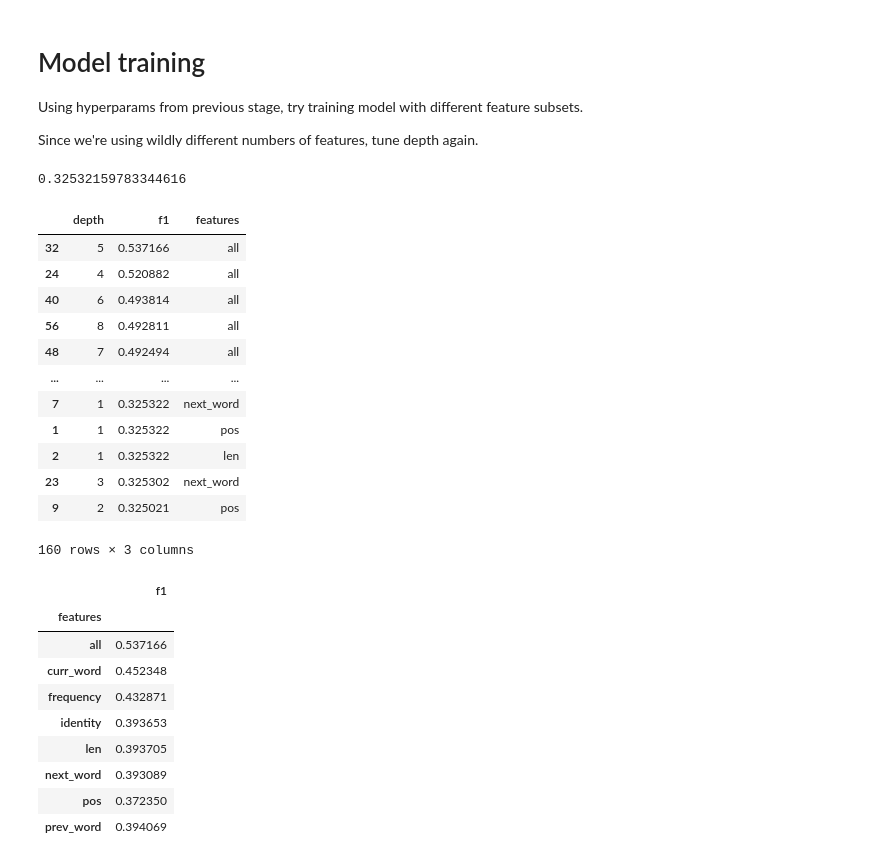
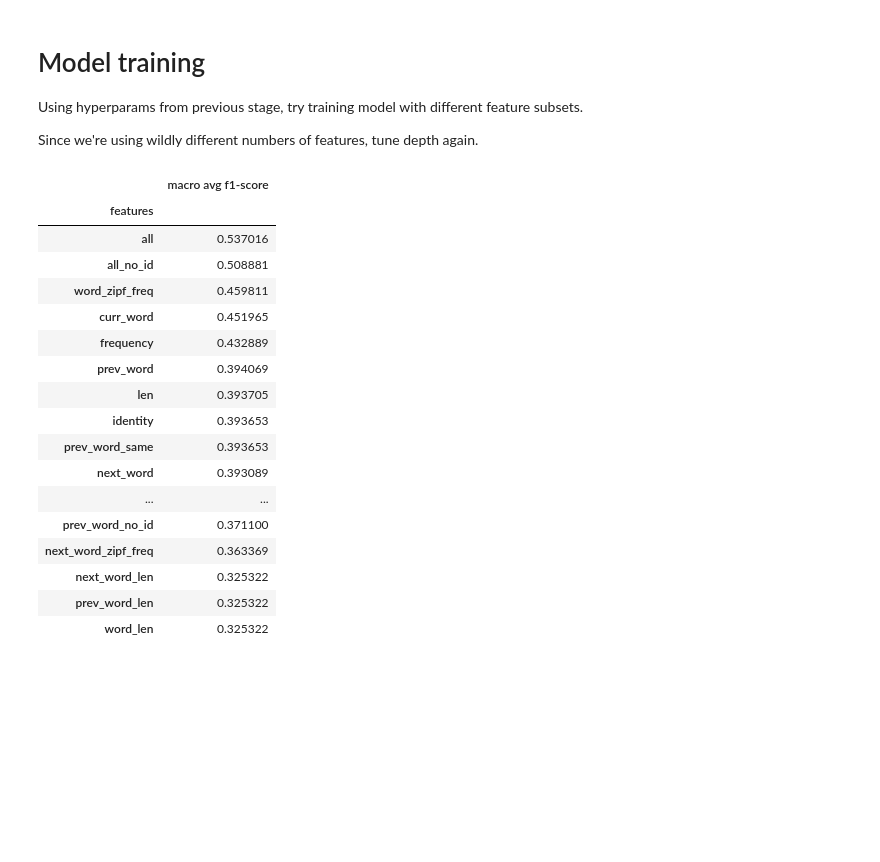
Before and after one commit to markjosims/u3u_project1, a Jupyter notebook: data_preprocess_mark.ipynb, the cells around one changed output. Cells and saved outputs as stored; diff of their text form; code cells hidden in the pictures; blank space fills up the shorter version.

```diff
--- a/data_preprocess_mark.ipynb
+++ b/data_preprocess_mark.ipynb
@@ -462,51 +469,61 @@ for depth in tqdm(range(1,21)):
         X_test = test_df[feats].to_numpy()
         tree_clf.fit(X, y)
         y_hat = tree_clf.predict(X_test)
-        f1_score = sklearn.metrics.f1_score(y_test, y_hat, average='macro')
-        # f1_score = sklearn.metrics.f1_score(y_test>0, y_hat)
-        train_scores.append({
+        classification_report = sklearn.metrics.classification_report(
+            y_test,
+            y_hat,
+            output_dict=True,
+            zero_division=0,
+        )
+        row = {
             "depth": depth,
-            # "hit_f1": f1_score[0],
-            # "sub_f1": f1_score[1],
-            # "ins_f1": f1_score[2],
-            "f1": f1_score,
+            "feat_important": tree_clf.feature_importances_,
+            "y_hat": y_hat,
             "features": feat_name,
-        })
+            "feat_labels": feats,
+        }
+        for cls, cls_val in classification_report.items():
+            if cls == '0.0':
+                cls='hit'
+            elif cls == '1.0':
+                cls='sub'
+            elif cls == '3.0':
+                cls='ins'
+            if type(cls_val) is dict:
+                for k, v in cls_val.items():
+                    row[cls+' '+k]=v
+            else:
+                row[cls]=cls_val
+        train_scores.append(row)
 
 train_score_df = pd.DataFrame(train_scores)
-# %%
-sklearn.metrics.f1_score(y_test, np.zeros_like(y_test), average='macro')
-# %% [output]
-0.32532159783344616
 # %%
 # train_score_df['error_f1']=(train_score_df['sub_f1']+train_score_df['ins_f1'])/2
 # train_score_df.sort_values(['error_f1', 'sub_f1', 'ins_f1'], ascending=False)
-train_score_df.sort_values(['f1'], ascending=False)
+train_score_df.sort_values(['macro avg f1-score'], ascending=False)
-# %% [output]
-|  | depth | f1 | features |
-| 32 | 5 | 0.537166 | all |
-| 24 | 4 | 0.520882 | all |
-| 40 | 6 | 0.493814 | all |
-| 56 | 8 | 0.492811 | all |
-| 48 | 7 | 0.492494 | all |
-| ... | ... | ... | ... |
-| 7 | 1 | 0.325322 | next_word |
-| 1 | 1 | 0.325322 | pos |
-| 2 | 1 | 0.325322 | len |
-| 23 | 3 | 0.325302 | next_word |
-| 9 | 2 | 0.325021 | pos |
-160 rows × 3 columns
 # %%
-train_score_df.pivot_table(index=['features'], values=['f1'], aggfunc='max')
+train_score_df.pivot_table(
+    index=['features'],
+    values=['macro avg f1-score'],
+    aggfunc='max'
+).sort_values('macro avg f1-score', ascending=False)
 # %% [output]
-|  | f1 |
+|  | macro avg f1-score |
 | features |  |
-| all | 0.537166 |
-| curr_word | 0.452348 |
-| frequency | 0.432871 |
+| all | 0.537016 |
+| all_no_id | 0.508881 |
+| word_zipf_freq | 0.459811 |
+| curr_word | 0.451965 |
+| frequency | 0.432889 |
+| prev_word | 0.394069 |
+| len | 0.393705 |
 | identity | 0.393653 |
-| len | 0.393705 |
+| prev_word_same | 0.393653 |
 | next_word | 0.393089 |
-| pos | 0.372350 |
-| prev_word | 0.394069 |
+| ... | ... |
+| prev_word_no_id | 0.371100 |
+| next_word_zipf_freq | 0.363369 |
+| next_word_len | 0.325322 |
+| prev_word_len | 0.325322 |
+| word_len | 0.325322 |
 # %%
```
Also changed, not shown: parts of 11 cells of this notebook.
